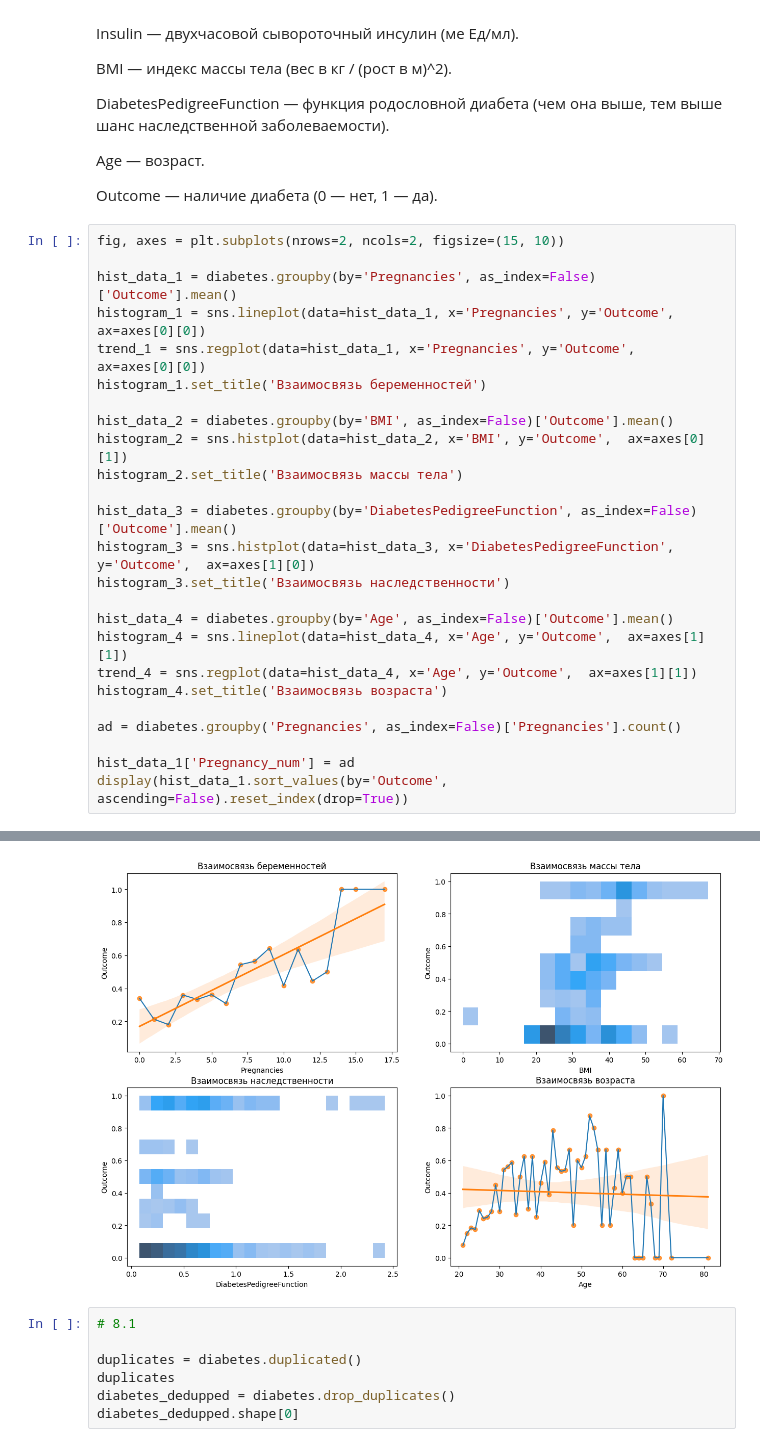
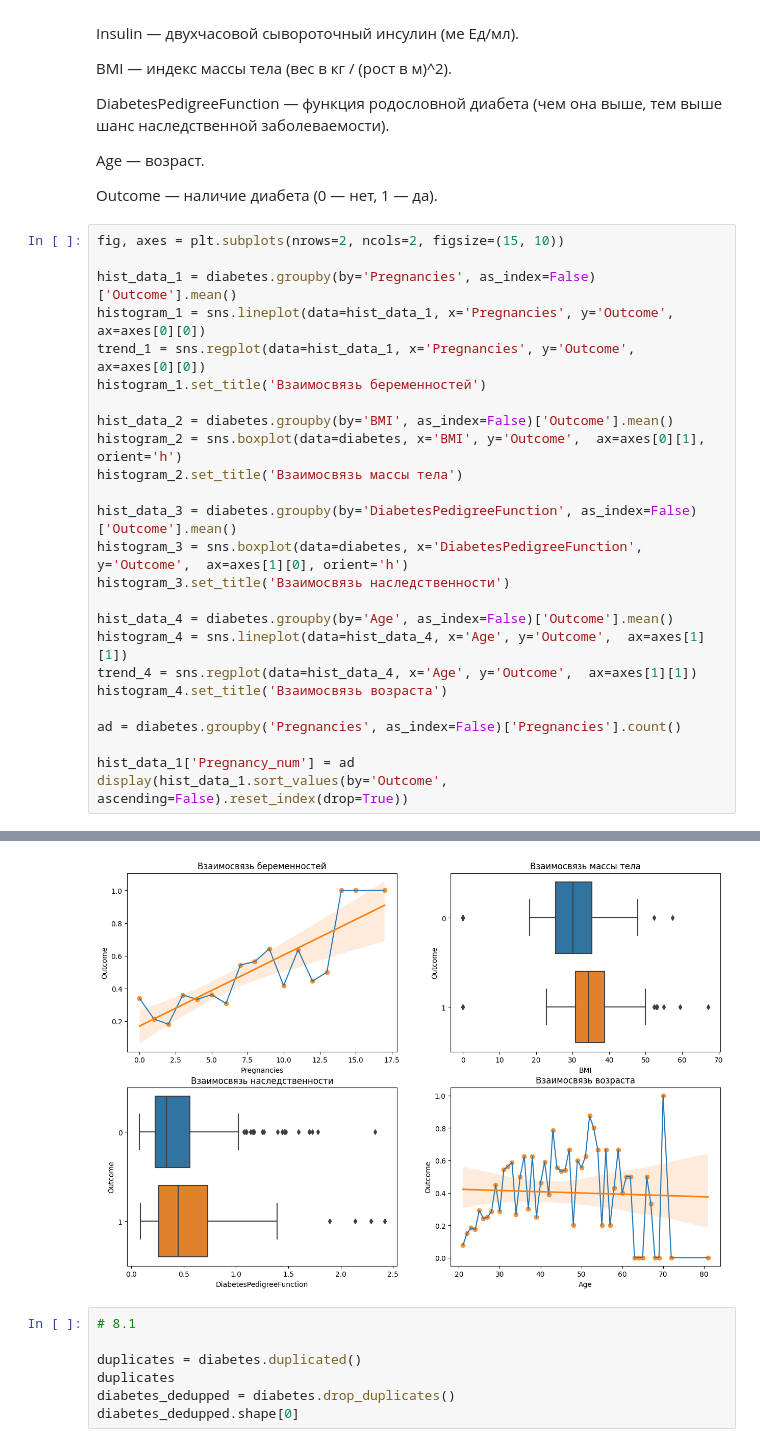
Before and after one commit to SudarickovIlya/DataCleaningProject, a Jupyter notebook: Data cleansing/Cleasing check.ipynb, the cells around one changed output, grey strips where cells are left out. Saved outputs shown, nothing was run; the diff lists cells and outputs as text.

Commit message:
Corrected diagrams

```diff
--- a/Data cleansing/Cleasing check.ipynb
+++ b/Data cleansing/Cleasing check.ipynb
@@ -45,42 +45,42 @@ trend_1 = sns.regplot(data=hist_data_1, x='Pregnancies', y='Outcome',  ax=axes[0
 histogram_1.set_title('Взаимосвязь беременностей')
 
 hist_data_2 = diabetes.groupby(by='BMI', as_index=False)['Outcome'].mean()
-histogram_2 = sns.histplot(data=hist_data_2, x='BMI', y='Outcome',  ax=axes[0][1])
+histogram_2 = sns.boxplot(data=diabetes, x='BMI', y='Outcome',  ax=axes[0][1], orient='h')
 histogram_2.set_title('Взаимосвязь массы тела')
 
 hist_data_3 = diabetes.groupby(by='DiabetesPedigreeFunction', as_index=False)['Outcome'].mean()
-histogram_3 = sns.histplot(data=hist_data_3, x='DiabetesPedigreeFunction', y='Outcome',  ax=axes[1][0])
+histogram_3 = sns.boxplot(data=diabetes, x='DiabetesPedigreeFunction', y='Outcome',  ax=axes[1][0], orient='h')
 histogram_3.set_title('Взаимосвязь наследственности')
 
 hist_data_4 = diabetes.groupby(by='Age', as_index=False)['Outcome'].mean()
 histogram_4 = sns.lineplot(data=hist_data_4, x='Age', y='Outcome',  ax=axes[1][1])
 trend_4 = sns.regplot(data=hist_data_4, x='Age', y='Outcome',  ax=axes[1][1])
 histogram_4.set_title('Взаимосвязь возраста')
 
 ad = diabetes.groupby('Pregnancies', as_index=False)['Pregnancies'].count()
 
 hist_data_1['Pregnancy_num'] = ad
 display(hist_data_1.sort_values(by='Outcome', ascending=False).reset_index(drop=True))
 # %% [output]
 |  | Pregnancies | Outcome | Pregnancy_num |
 | 0 | 17 | 1.000000 | 1 |
 | 1 | 15 | 1.000000 | 1 |
 | 2 | 14 | 1.000000 | 2 |
 | 3 | 9 | 0.642857 | 28 |
 | 4 | 11 | 0.636364 | 11 |
 | 5 | 8 | 0.564103 | 39 |
 | 6 | 7 | 0.543478 | 46 |
 | 7 | 13 | 0.500000 | 10 |
 | 8 | 12 | 0.444444 | 9 |
 | 9 | 10 | 0.416667 | 24 |
 | 10 | 5 | 0.362069 | 58 |
 | 11 | 3 | 0.360000 | 75 |
 | 12 | 0 | 0.339286 | 112 |
 | 13 | 4 | 0.333333 | 69 |
 | 14 | 6 | 0.307692 | 52 |
 | 15 | 1 | 0.213235 | 136 |
 | 16 | 2 | 0.180952 | 105 |
-[figure, old version]
+[figure, new version]
 # %%
 # 8.1
 
```
Also changed, not shown: parts of 2 cells of this notebook.
